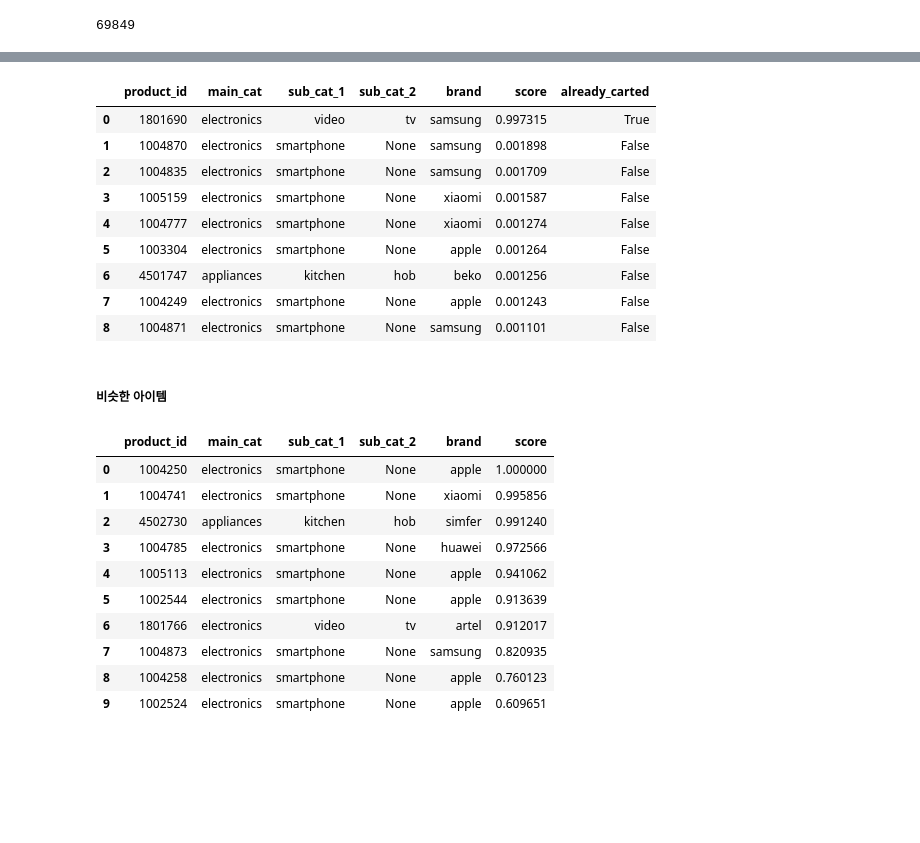
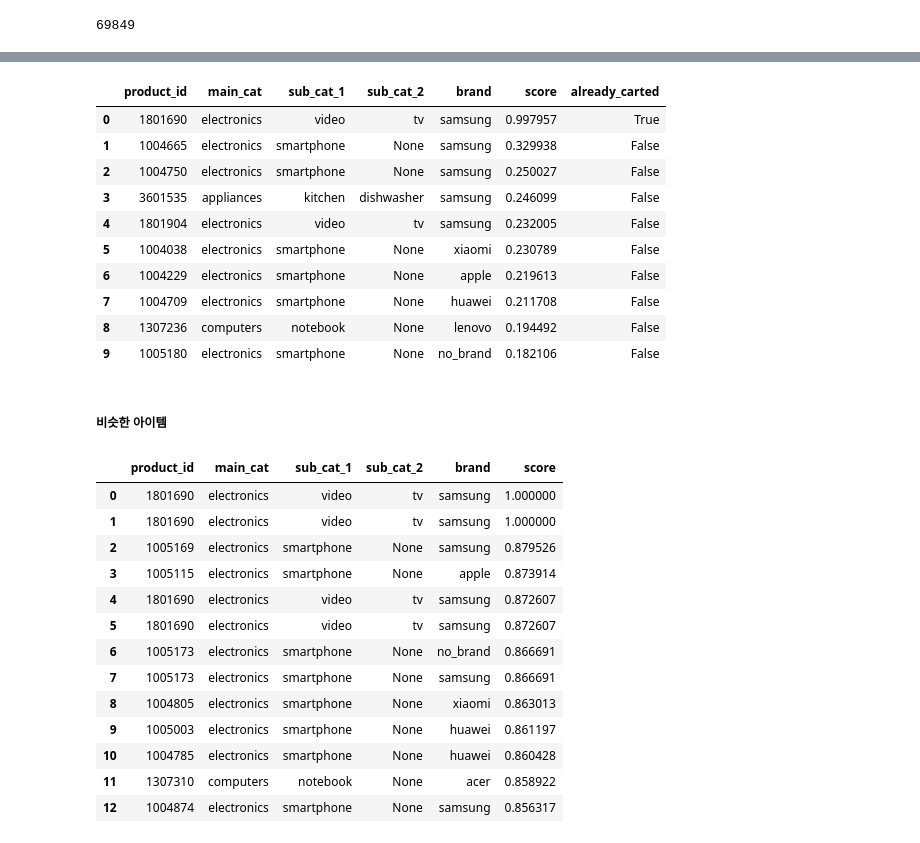
Before and after one commit to benidjor/ecommerce-behavior-data-analysis, a Jupyter notebook: tsj_data/als_recommend.ipynb, the cells around one changed output, grey strips where cells are left out. Cells and saved outputs as stored; diff of their text form; code cells hidden in the pictures; blank space fills up the shorter version.

```diff
--- a/tsj_data/als_recommend.ipynb
+++ b/tsj_data/als_recommend.ipynb
@@ -178,3 +220,19 @@ random_model = RandomModel().train(item_lookup.index.tolist())
+# %%
+# confidence value tuning
+
+# In most casing the solutions should be pretty similar after calling fit. It might be worth trying to tune the confidence values passed as an input, potentially by multiplying the confidence weights by a constant (alpha) before calling fit.
+
+# You should probably by determining the best value of alpha via cross validation - but a useful heuristic to get started is it to set the alpha param such that the positive examples and negative examples have equal weight:
+
+# since all the zeros in the matrix (negative examples) get a default confidence of 1
+# https://github.com/benfred/implicit/issues/96
+
+# fit 하기 전, confidence 값 (alpha) 을 조정한다
+# -> negative example 들을 1로 맞춰준다
+
+Riu = user_items_imp
+# nnz : 저장된 값들의 수
+alpha = (Riu.shape[0] * Riu.shape[1] - Riu.nnz) / sum(Riu.data)
 # %%
 from implicit.als import AlternatingLeastSquares
 
@@ -184,7 +242,7 @@ imp_model = AlternatingLeastSquares(factors=64,
                                     regularization=0.05,
                                     iterations=20,
                                     calculate_training_loss=True)
-imp_model.fit(user_items_imp)
+imp_model.fit(alpha * user_items_imp)
 # %% [markdown]
 ## Evaluation
 # %% [markdown]
@@ -289,37 +348,41 @@ als_item_lookup = item_lookup_train.set_index("product_id").loc[als_rec["product
 als_item_lookup.merge(als_rec).drop_duplicates("product_id").reset_index(drop=True)
 # %% [output]
 |  | product_id | main_cat | sub_cat_1 | sub_cat_2 | brand | score | already_carted |
-| 0 | 1801690 | electronics | video | tv | samsung | 0.997315 | True |
-| 1 | 1004870 | electronics | smartphone | None | samsung | 0.001898 | False |
-| 2 | 1004835 | electronics | smartphone | None | samsung | 0.001709 | False |
-| 3 | 1005159 | electronics | smartphone | None | xiaomi | 0.001587 | False |
-| 4 | 1004777 | electronics | smartphone | None | xiaomi | 0.001274 | False |
-| 5 | 1003304 | electronics | smartphone | None | apple | 0.001264 | False |
-| 6 | 4501747 | appliances | kitchen | hob | beko | 0.001256 | False |
-| 7 | 1004249 | electronics | smartphone | None | apple | 0.001243 | False |
-| 8 | 1004871 | electronics | smartphone | None | samsung | 0.001101 | False |
+| 0 | 1801690 | electronics | video | tv | samsung | 0.997957 | True |
+| 1 | 1004665 | electronics | smartphone | None | samsung | 0.329938 | False |
+| 2 | 1004750 | electronics | smartphone | None | samsung | 0.250027 | False |
+| 3 | 3601535 | appliances | kitchen | dishwasher | samsung | 0.246099 | False |
+| 4 | 1801904 | electronics | video | tv | samsung | 0.232005 | False |
+| 5 | 1004038 | electronics | smartphone | None | xiaomi | 0.230789 | False |
+| 6 | 1004229 | electronics | smartphone | None | apple | 0.219613 | False |
+| 7 | 1004709 | electronics | smartphone | None | huawei | 0.211708 | False |
+| 8 | 1307236 | computers | notebook | None | lenovo | 0.194492 | False |
+| 9 | 1005180 | electronics | smartphone | None | no_brand | 0.182106 | False |
 # %% [markdown]
 ##### 비슷한 아이템
 # %%
-product_id = 1004250
+product_id = 1801690
 product_idx = list(grouped_cart_train['product_id']).index(product_id)
 
 similar_ids, similar_scores = imp_model.similar_items(product_idx)
 
 sim_items = pd.DataFrame({"product_id": grouped_cart_train["product_id"][similar_ids],
                         "score": similar_scores})
 
 als_sim_item_lookup = item_lookup_train.set_index("product_id").loc[sim_items["product_id"].to_list(), :].reset_index()
 als_sim_item_lookup.merge(sim_items).sort_values("score", ascending=False).reset_index(drop=True)
 # %% [output]
 |  | product_id | main_cat | sub_cat_1 | sub_cat_2 | brand | score |
-| 0 | 1004250 | electronics | smartphone | None | apple | 1.000000 |
-| 1 | 1004741 | electronics | smartphone | None | xiaomi | 0.995856 |
-| 2 | 4502730 | appliances | kitchen | hob | simfer | 0.991240 |
-| 3 | 1004785 | electronics | smartphone | None | huawei | 0.972566 |
-| 4 | 1005113 | electronics | smartphone | None | apple | 0.941062 |
-| 5 | 1002544 | electronics | smartphone | None | apple | 0.913639 |
-| 6 | 1801766 | electronics | video | tv | artel | 0.912017 |
-| 7 | 1004873 | electronics | smartphone | None | samsung | 0.820935 |
-| 8 | 1004258 | electronics | smartphone | None | apple | 0.760123 |
-| 9 | 1002524 | electronics | smartphone | None | apple | 0.609651 |
+| 0 | 1801690 | electronics | video | tv | samsung | 1.000000 |
+| 1 | 1801690 | electronics | video | tv | samsung | 1.000000 |
+| 2 | 1005169 | electronics | smartphone | None | samsung | 0.879526 |
+| 3 | 1005115 | electronics | smartphone | None | apple | 0.873914 |
+| 4 | 1801690 | electronics | video | tv | samsung | 0.872607 |
+| 5 | 1801690 | electronics | video | tv | samsung | 0.872607 |
+| 6 | 1005173 | electronics | smartphone | None | no_brand | 0.866691 |
+| 7 | 1005173 | electronics | smartphone | None | samsung | 0.866691 |
+| 8 | 1004805 | electronics | smartphone | None | xiaomi | 0.863013 |
+| 9 | 1005003 | electronics | smartphone | None | huawei | 0.861197 |
+| 10 | 1004785 | electronics | smartphone | None | huawei | 0.860428 |
+| 11 | 1307310 | computers | notebook | None | acer | 0.858922 |
+| 12 | 1004874 | electronics | smartphone | None | samsung | 0.856317 |
```
Also changed, not shown: parts of 12 cells of this notebook.
